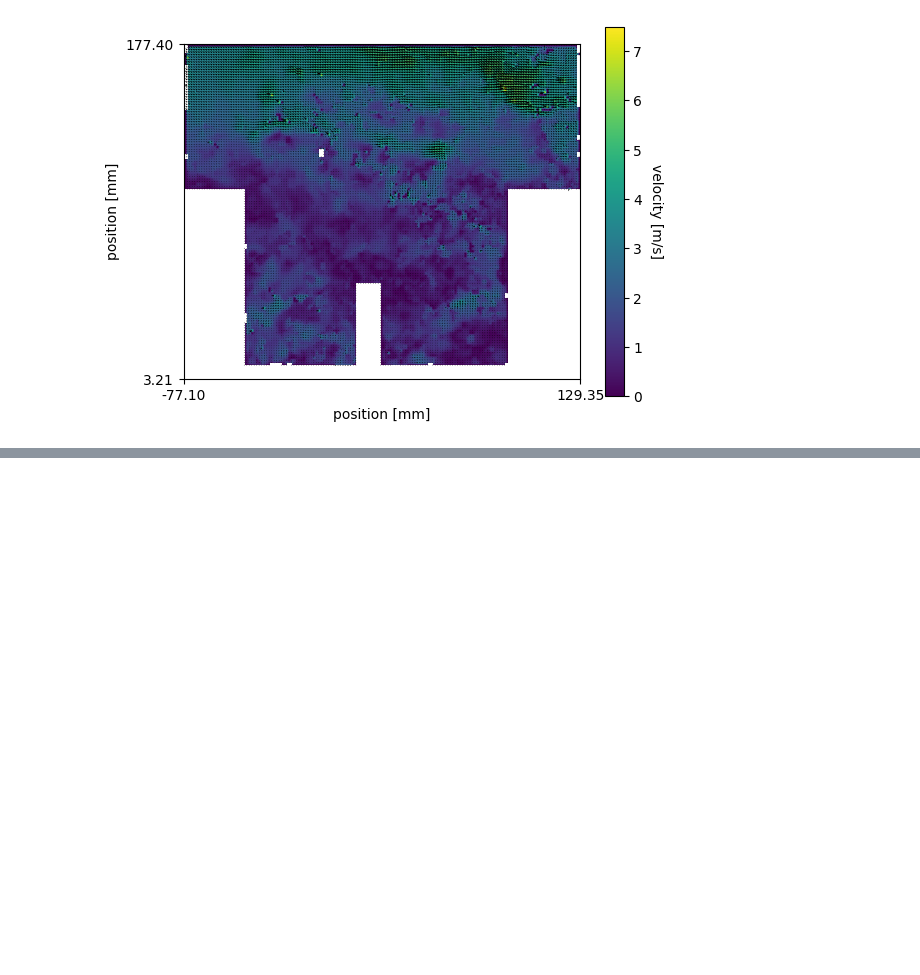
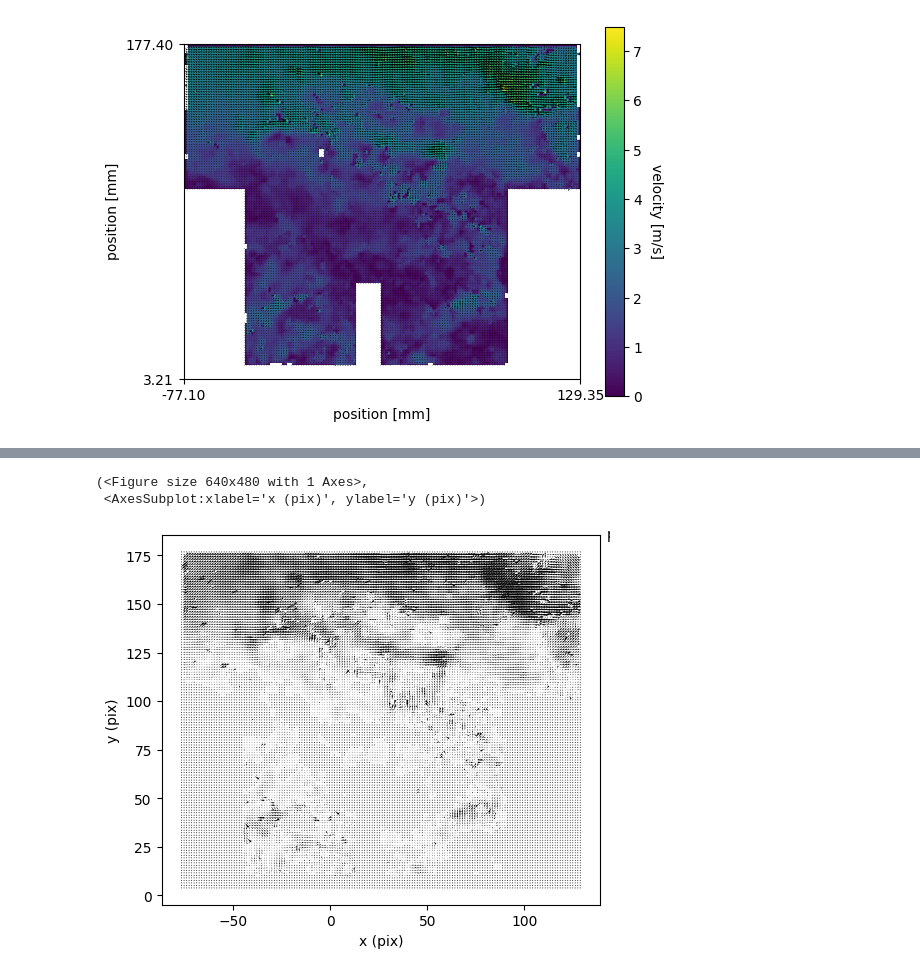
Before and after one commit to alexlib/pivpy, a Jupyter notebook: examples/notebooks/test_urban_canopy.ipynb, the cells around one changed output, grey strips where cells are left out. Drawn from its saved outputs; the diff is of its cells as text; code cells hidden in the pictures; blank space fills up the shorter version.

```diff
--- a/examples/notebooks/test_urban_canopy.ipynb
+++ b/examples/notebooks/test_urban_canopy.ipynb
@@ -305,5 +30,9 @@ graphics.quiver(data.isel(t=-1),arrScale=100) # show last
 # %%
-graphics.quiver(data.piv.average,arrScale=50)
+graphics.quiver(ds.piv.average,arrScale=50)
+# %% [output]
+(<Figure size 640x480 with 1 Axes>,
+ <AxesSubplot:xlabel='x (pix)', ylabel='y (pix)'>)
+[figure, added]
 # %%
 # Let's try vertical profile of streamwise mean velocity U(z)
 # we could define it a shortcut of the type:
```
Also changed, not shown: parts of 23 cells of this notebook, 1 other file.
